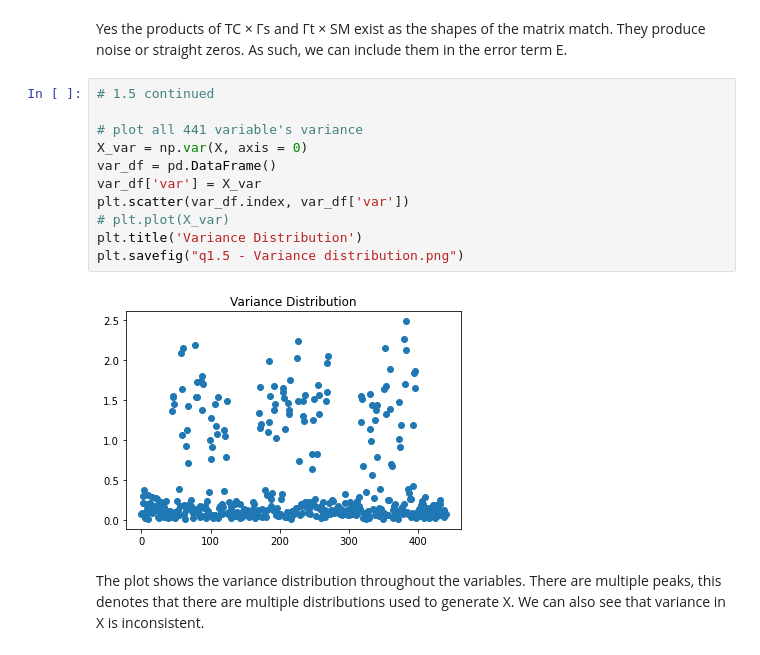
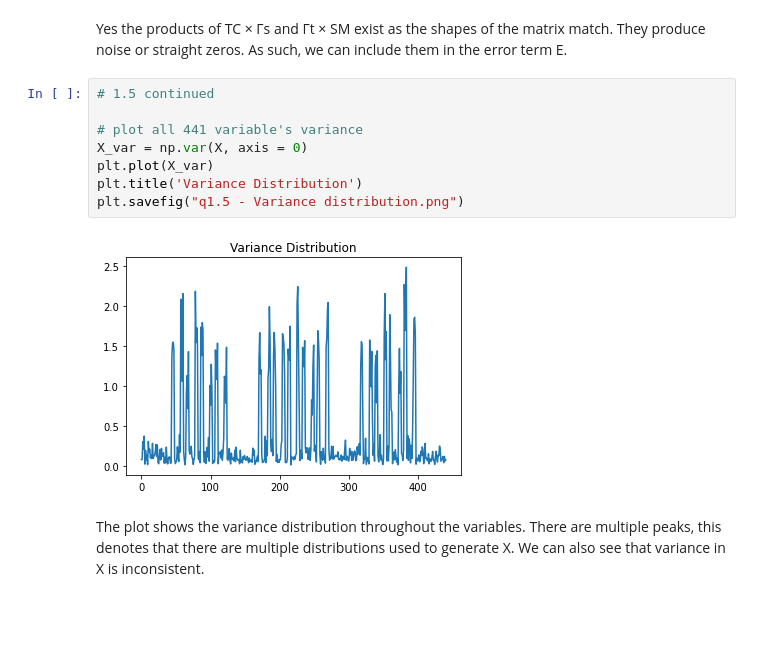
Before and after one commit to juanholiyanto/MAST30034-2021-S2-A1, a Jupyter notebook: A1.ipynb, the cells around one changed output. Drawn from its saved outputs; the diff is of its cells as text; blank space fills up the shorter version.

```diff
--- a/A1.ipynb
+++ b/A1.ipynb
@@ -188,16 +188,13 @@ Yes the products of TC × Γs and Γt × SM exist as the shapes of the matrix ma
 # %%
 # 1.5 continued
 
 # plot all 441 variable's variance
 X_var = np.var(X, axis = 0)
-var_df = pd.DataFrame()
-var_df['var'] = X_var
-plt.scatter(var_df.index, var_df['var'])
-# plt.plot(X_var)
+plt.plot(X_var)
 plt.title('Variance Distribution')
 plt.savefig("q1.5 - Variance distribution.png")
 # %% [output]
-[figure, old version]
+[figure, new version]
 # %% [markdown]
 The plot shows the variance distribution throughout the variables. There are multiple peaks, this denotes that there are multiple distributions used to generate X. We can also see that variance in X is inconsistent.
 # %%
```
Also changed, not shown: 2 other files.
